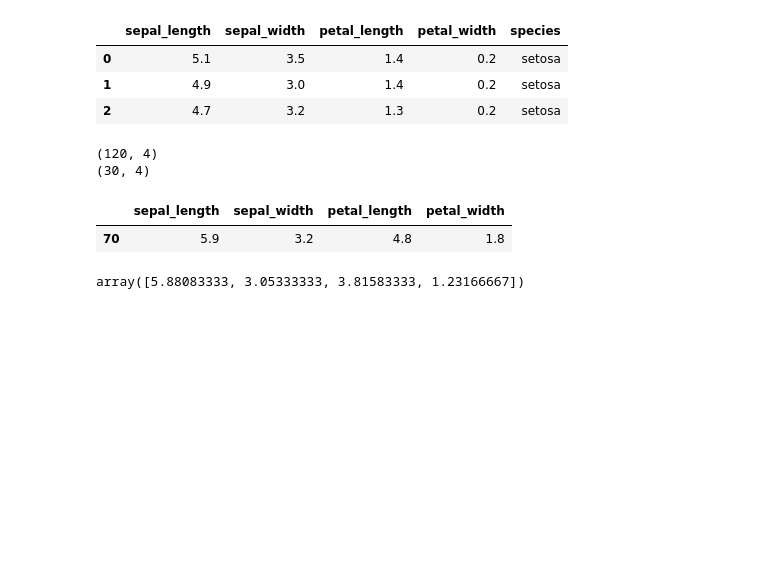
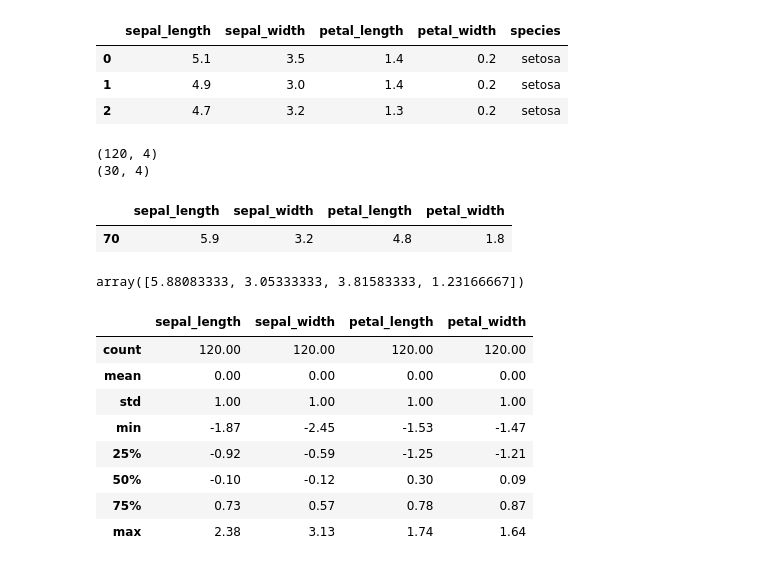
Before and after one commit to Srish09-S/ML, a Jupyter notebook: knn classifier/1.ipynb, the cells around one changed output. Cells and saved outputs as stored; diff of their text form; code cells hidden in the pictures; blank space fills up the shorter version.

```diff
--- a/knn classifier/1.ipynb
+++ b/knn classifier/1.ipynb
@@ -87,3 +87,15 @@ X_test_new = ss.transform(X_test)
 # %%
 X_train_df = pd.DataFrame(X_train_new, columns=X_train.columns)
 X_test_df = pd.DataFrame(X_test_new, columns=X_test.columns)
+# %%
+np.round(X_train_df.describe(),2)
+# %% [output]
+|  | sepal_length | sepal_width | petal_length | petal_width |
+| count | 120.00 | 120.00 | 120.00 | 120.00 |
+| mean | 0.00 | 0.00 | 0.00 | 0.00 |
+| std | 1.00 | 1.00 | 1.00 | 1.00 |
+| min | -1.87 | -2.45 | -1.53 | -1.47 |
+| 25% | -0.92 | -0.59 | -1.25 | -1.21 |
+| 50% | -0.10 | -0.12 | 0.30 | 0.09 |
+| 75% | 0.73 | 0.57 | 0.78 | 0.87 |
+| max | 2.38 | 3.13 | 1.74 | 1.64 |
```
